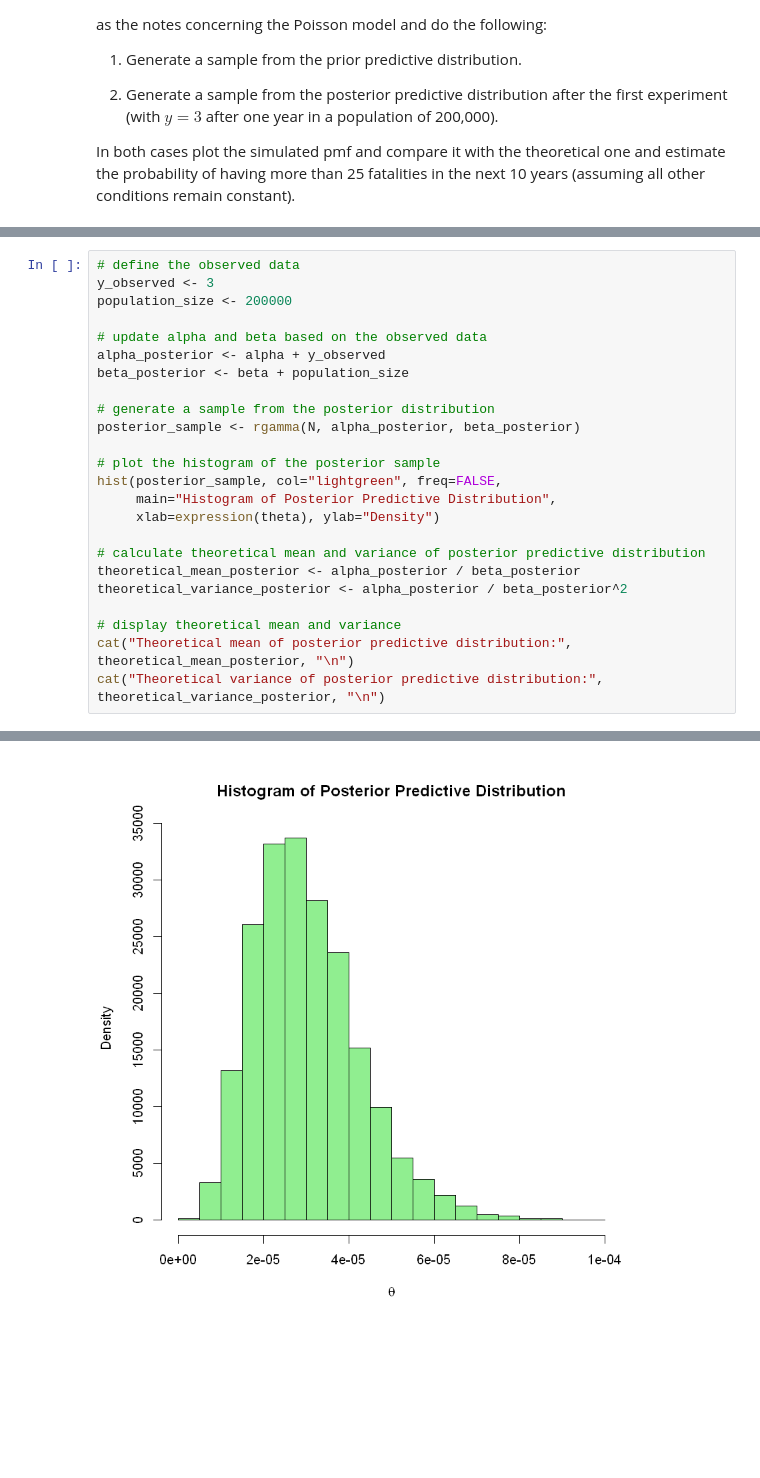
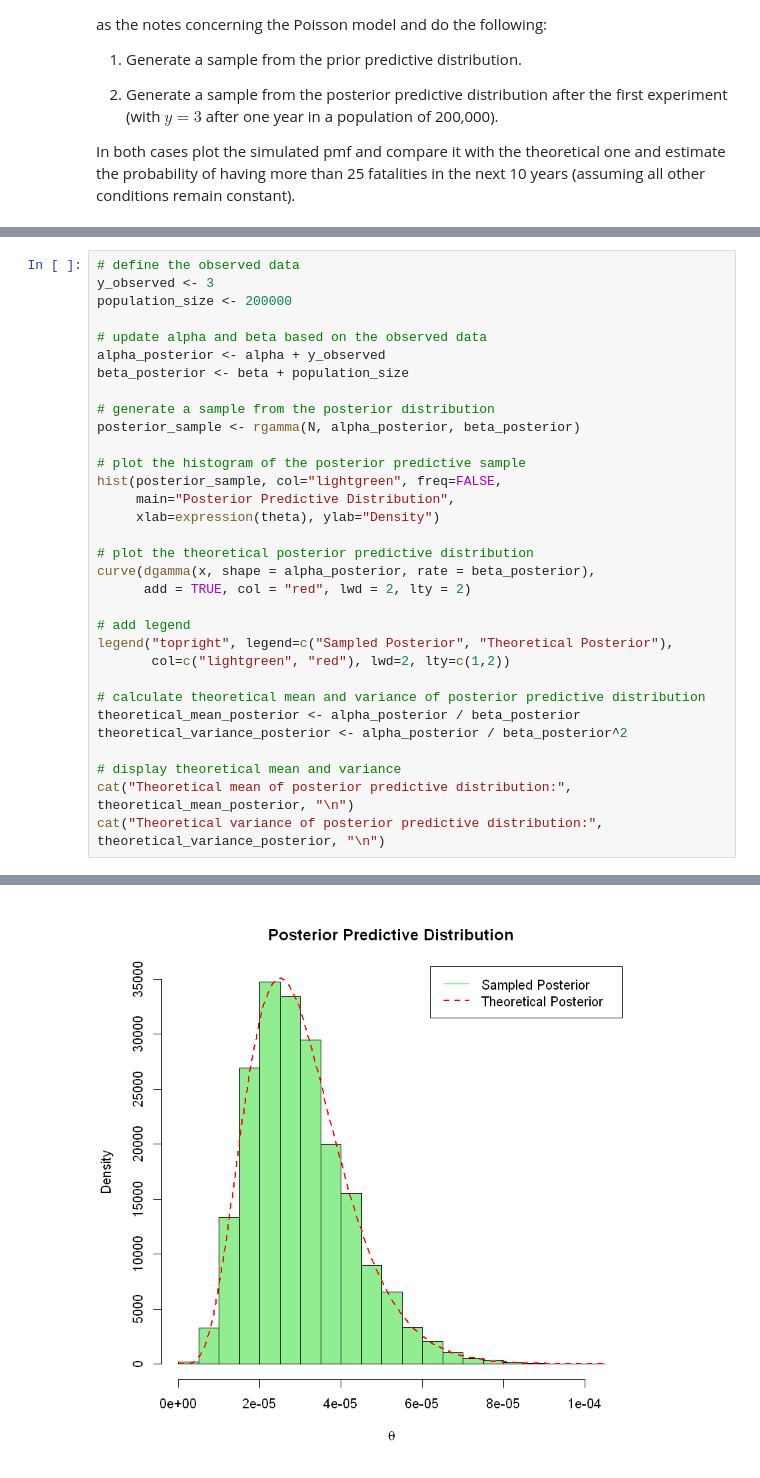
Before and after one commit to DaphneDjiakouri/Bayesian-Statistics, a Jupyter notebook: Assignments/1st_Assignment_Adriana_Madison_Dafni_Arturo.ipynb, the cells around one changed output, grey strips where cells are left out. Saved outputs shown, nothing was run; the diff lists cells and outputs as text; blank space fills up the shorter version.

```diff
--- a/Assignments/1st_Assignment_Adriana_Madison_Dafni_Arturo.ipynb
+++ b/Assignments/1st_Assignment_Adriana_Madison_Dafni_Arturo.ipynb
@@ -257,28 +263,36 @@ Theoretical variance of prior predictive distribution: 0.12
 # %%
 # define the observed data
 y_observed <- 3
 population_size <- 200000
 
 # update alpha and beta based on the observed data
 alpha_posterior <- alpha + y_observed
 beta_posterior <- beta + population_size
 
 # generate a sample from the posterior distribution
 posterior_sample <- rgamma(N, alpha_posterior, beta_posterior)
 
-# plot the histogram of the posterior sample
+# plot the histogram of the posterior predictive sample
 hist(posterior_sample, col="lightgreen", freq=FALSE,
-     main="Histogram of Posterior Predictive Distribution",
+     main="Posterior Predictive Distribution",
      xlab=expression(theta), ylab="Density")
+
+# plot the theoretical posterior predictive distribution
+curve(dgamma(x, shape = alpha_posterior, rate = beta_posterior),
+      add = TRUE, col = "red", lwd = 2, lty = 2)
+
+# add legend
+legend("topright", legend=c("Sampled Posterior", "Theoretical Posterior"),
+       col=c("lightgreen", "red"), lwd=2, lty=c(1,2))
 
 # calculate theoretical mean and variance of posterior predictive distribution
 theoretical_mean_posterior <- alpha_posterior / beta_posterior
 theoretical_variance_posterior <- alpha_posterior / beta_posterior^2
 
 # display theoretical mean and variance
 cat("Theoretical mean of posterior predictive distribution:", theoretical_mean_posterior, "\n")
 cat("Theoretical variance of posterior predictive distribution:", theoretical_variance_posterior, "\n")
 # %% [output]
 Theoretical mean of posterior predictive distribution: 2.999925e-05
 Theoretical variance of posterior predictive distribution: 1.499925e-10
-[figure, old version]
+[figure, new version]
```
Also changed, not shown: parts of 3 cells of this notebook.
